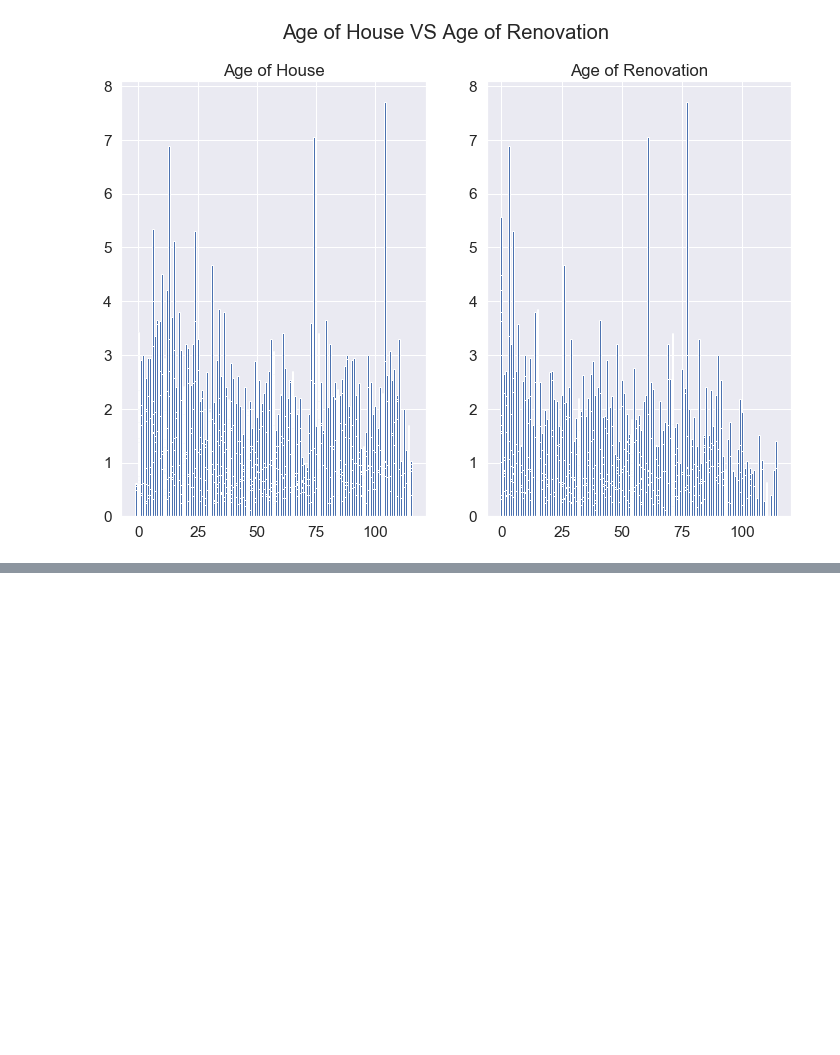
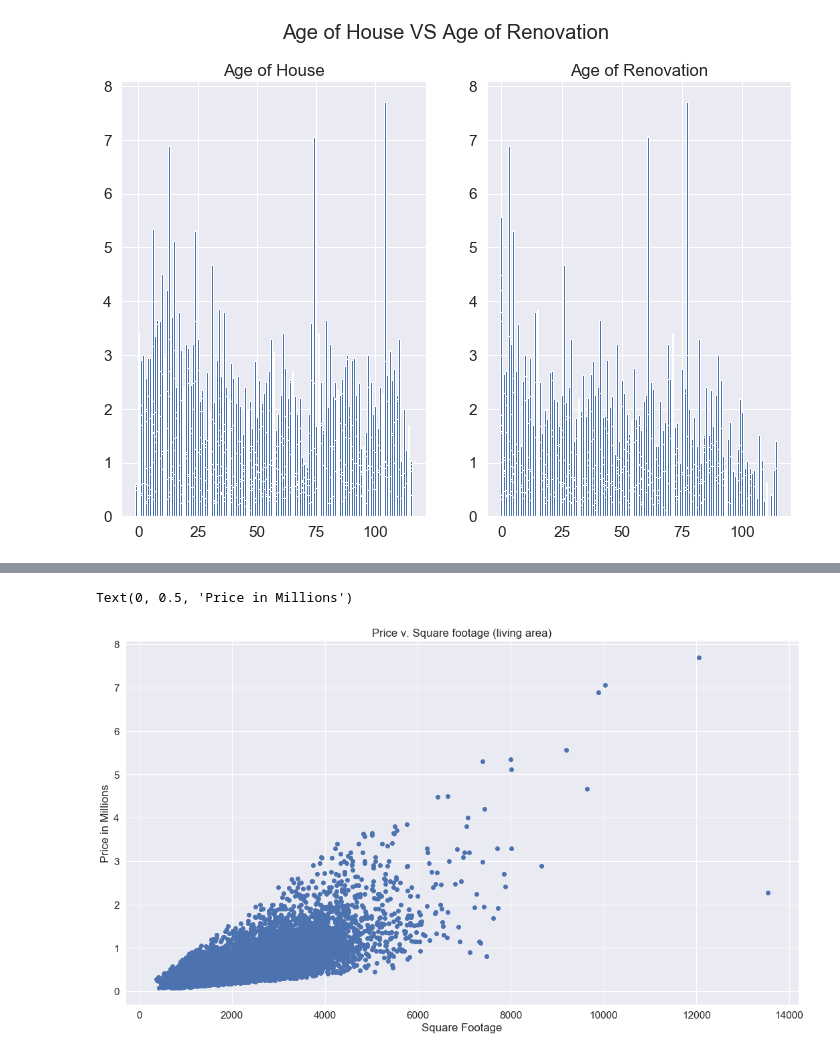
Before and after one commit to ksis1st/Kings_County_Housing_Price_Prediction, a Jupyter notebook: KC_Data_EDA1.ipynb, the cells around one changed output, grey strips where cells are left out. Cells and saved outputs as stored; diff of their text form; code cells hidden in the pictures; blank space fills up the shorter version.

```diff
--- a/KC_Data_EDA1.ipynb
+++ b/KC_Data_EDA1.ipynb
@@ -736,0 +777,10 @@ Text(0.5, 1.0, 'Age of Renovation')
+# %%
+plt.figure(figsize=(18,10))
+
+plt.scatter(kc['sqft_living'],kc['price_in_millions'])
+plt.title('Price v. Square footage (living area)')
+plt.xlabel('Square Footage')
+plt.ylabel("Price in Millions")
+# %% [output]
+Text(0, 0.5, 'Price in Millions')
+[figure, added]
```
Also changed, not shown: parts of 20 cells of this notebook.
